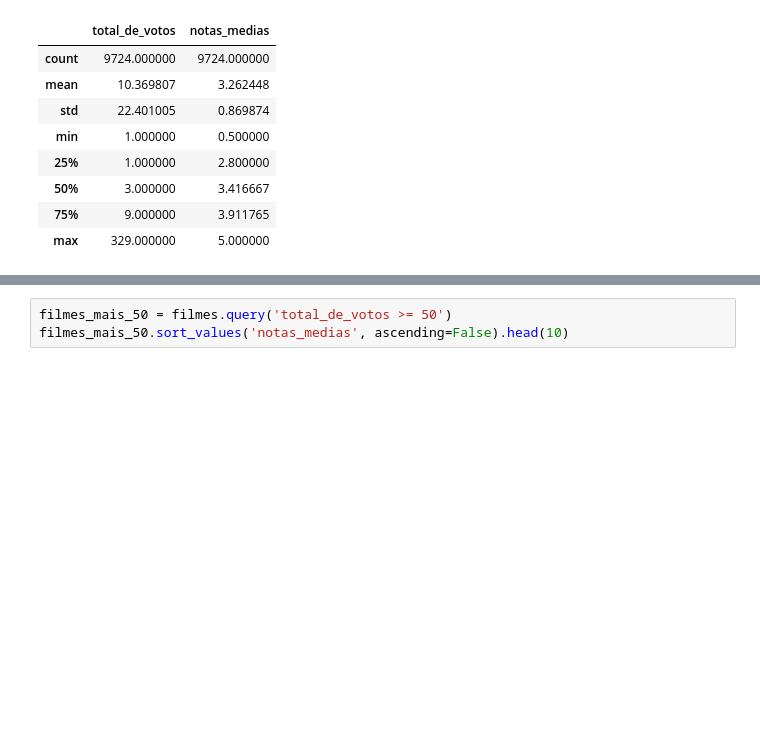
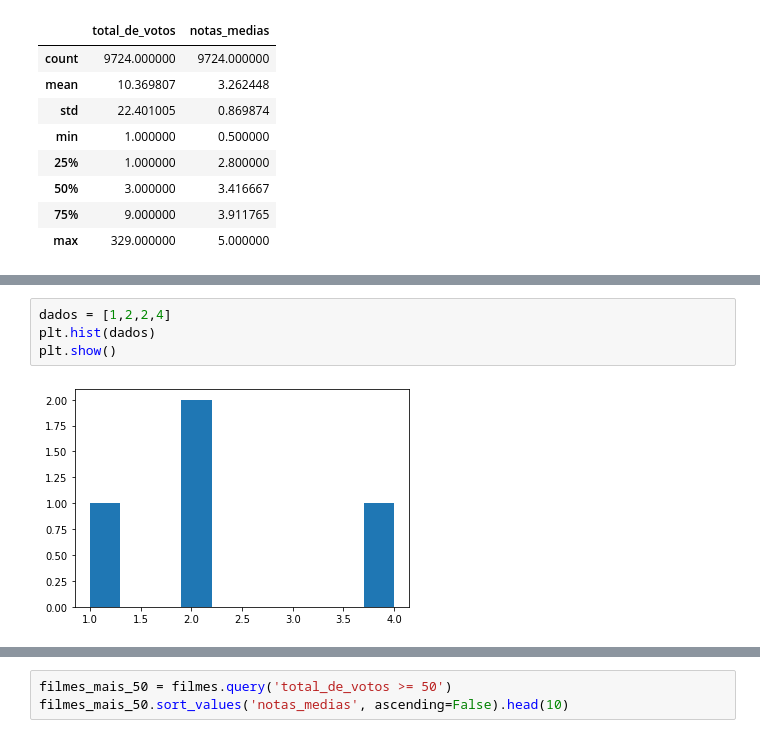
Before and after one commit to EduardoMoraesRitter/introducao-a-sistemas-de-recomendacao-com-python, a Jupyter notebook: introducao_a_sistemas_de_recomendacao_com_python.ipynb, the cells around one changed output, grey strips where cells are left out. Cells and saved outputs as stored; diff of their text form; blank space fills up the shorter version.

```diff
--- a/introducao_a_sistemas_de_recomendacao_com_python.ipynb
+++ b/introducao_a_sistemas_de_recomendacao_com_python.ipynb
@@ -188,0 +199,6 @@ filmes.describe()
+# %%
+dados = [1,2,2,4]
+plt.hist(dados)
+plt.show()
+# %% [output]
+[figure, added]
```
Also changed, not shown: parts of 6 cells of this notebook.
